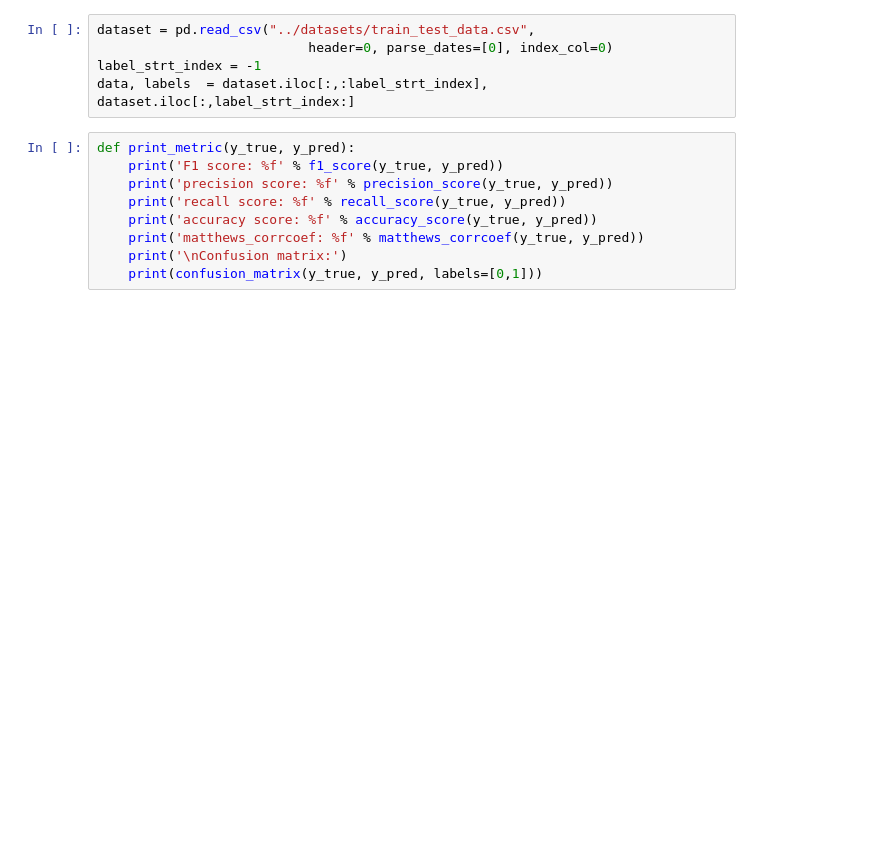
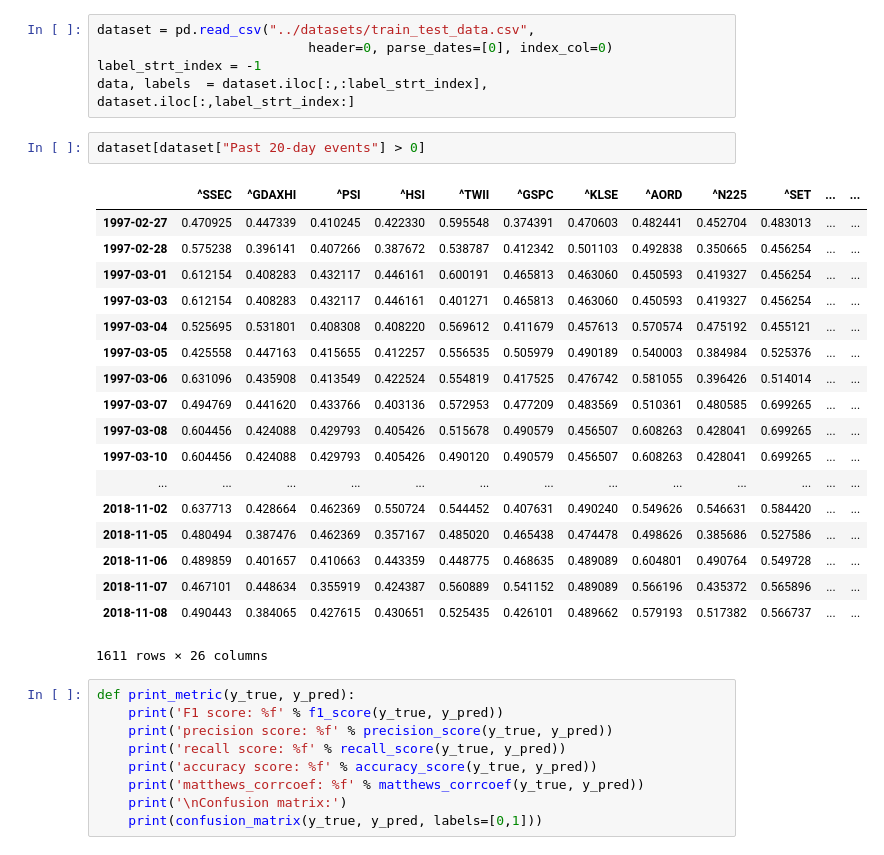
Before and after one commit to KevinChenROC/tw_financial_crisis_prediction, a Jupyter notebook: models/fc_model.ipynb, the cells around one changed output. Cells and saved outputs as stored; diff of their text form; blank space fills up the shorter version.

```diff
--- a/models/fc_model.ipynb
+++ b/models/fc_model.ipynb
@@ -11,6 +11,27 @@ dataset = pd.read_csv("../datasets/train_test_data.csv",
                            header=0, parse_dates=[0], index_col=0)
 label_strt_index = -1
 data, labels  = dataset.iloc[:,:label_strt_index], dataset.iloc[:,label_strt_index:]
+# %%
+dataset[dataset["Past 20-day events"] > 0]
+# %% [output]
+|  | ^SSEC | ^GDAXHI | ^PSI | ^HSI | ^TWII | ^GSPC | ^KLSE | ^AORD | ^N225 | ^SET | ... | ... |
+| 1997-02-27 | 0.470925 | 0.447339 | 0.410245 | 0.422330 | 0.595548 | 0.374391 | 0.470603 | 0.482441 | 0.452704 | 0.483013 | ... | ... |
+| 1997-02-28 | 0.575238 | 0.396141 | 0.407266 | 0.387672 | 0.538787 | 0.412342 | 0.501103 | 0.492838 | 0.350665 | 0.456254 | ... | ... |
+| 1997-03-01 | 0.612154 | 0.408283 | 0.432117 | 0.446161 | 0.600191 | 0.465813 | 0.463060 | 0.450593 | 0.419327 | 0.456254 | ... | ... |
+| 1997-03-03 | 0.612154 | 0.408283 | 0.432117 | 0.446161 | 0.401271 | 0.465813 | 0.463060 | 0.450593 | 0.419327 | 0.456254 | ... | ... |
+| 1997-03-04 | 0.525695 | 0.531801 | 0.408308 | 0.408220 | 0.569612 | 0.411679 | 0.457613 | 0.570574 | 0.475192 | 0.455121 | ... | ... |
+| 1997-03-05 | 0.425558 | 0.447163 | 0.415655 | 0.412257 | 0.556535 | 0.505979 | 0.490189 | 0.540003 | 0.384984 | 0.525376 | ... | ... |
+| 1997-03-06 | 0.631096 | 0.435908 | 0.413549 | 0.422524 | 0.554819 | 0.417525 | 0.476742 | 0.581055 | 0.396426 | 0.514014 | ... | ... |
+| 1997-03-07 | 0.494769 | 0.441620 | 0.433766 | 0.403136 | 0.572953 | 0.477209 | 0.483569 | 0.510361 | 0.480585 | 0.699265 | ... | ... |
+| 1997-03-08 | 0.604456 | 0.424088 | 0.429793 | 0.405426 | 0.515678 | 0.490579 | 0.456507 | 0.608263 | 0.428041 | 0.699265 | ... | ... |
+| 1997-03-10 | 0.604456 | 0.424088 | 0.429793 | 0.405426 | 0.490120 | 0.490579 | 0.456507 | 0.608263 | 0.428041 | 0.699265 | ... | ... |
+| ... | ... | ... | ... | ... | ... | ... | ... | ... | ... | ... | ... | ... |
+| 2018-11-02 | 0.637713 | 0.428664 | 0.462369 | 0.550724 | 0.544452 | 0.407631 | 0.490240 | 0.549626 | 0.546631 | 0.584420 | ... | ... |
+| 2018-11-05 | 0.480494 | 0.387476 | 0.462369 | 0.357167 | 0.485020 | 0.465438 | 0.474478 | 0.498626 | 0.385686 | 0.527586 | ... | ... |
+| 2018-11-06 | 0.489859 | 0.401657 | 0.410663 | 0.443359 | 0.448775 | 0.468635 | 0.489089 | 0.604801 | 0.490764 | 0.549728 | ... | ... |
+| 2018-11-07 | 0.467101 | 0.448634 | 0.355919 | 0.424387 | 0.560889 | 0.541152 | 0.489089 | 0.566196 | 0.435372 | 0.565896 | ... | ... |
+| 2018-11-08 | 0.490443 | 0.384065 | 0.427615 | 0.430651 | 0.525435 | 0.426101 | 0.489662 | 0.579193 | 0.517382 | 0.566737 | ... | ... |
+1611 rows × 26 columns
 # %%
 def print_metric(y_true, y_pred):
     print('F1 score: %f' % f1_score(y_true, y_pred))
```
Also changed, not shown: 8 other files.
